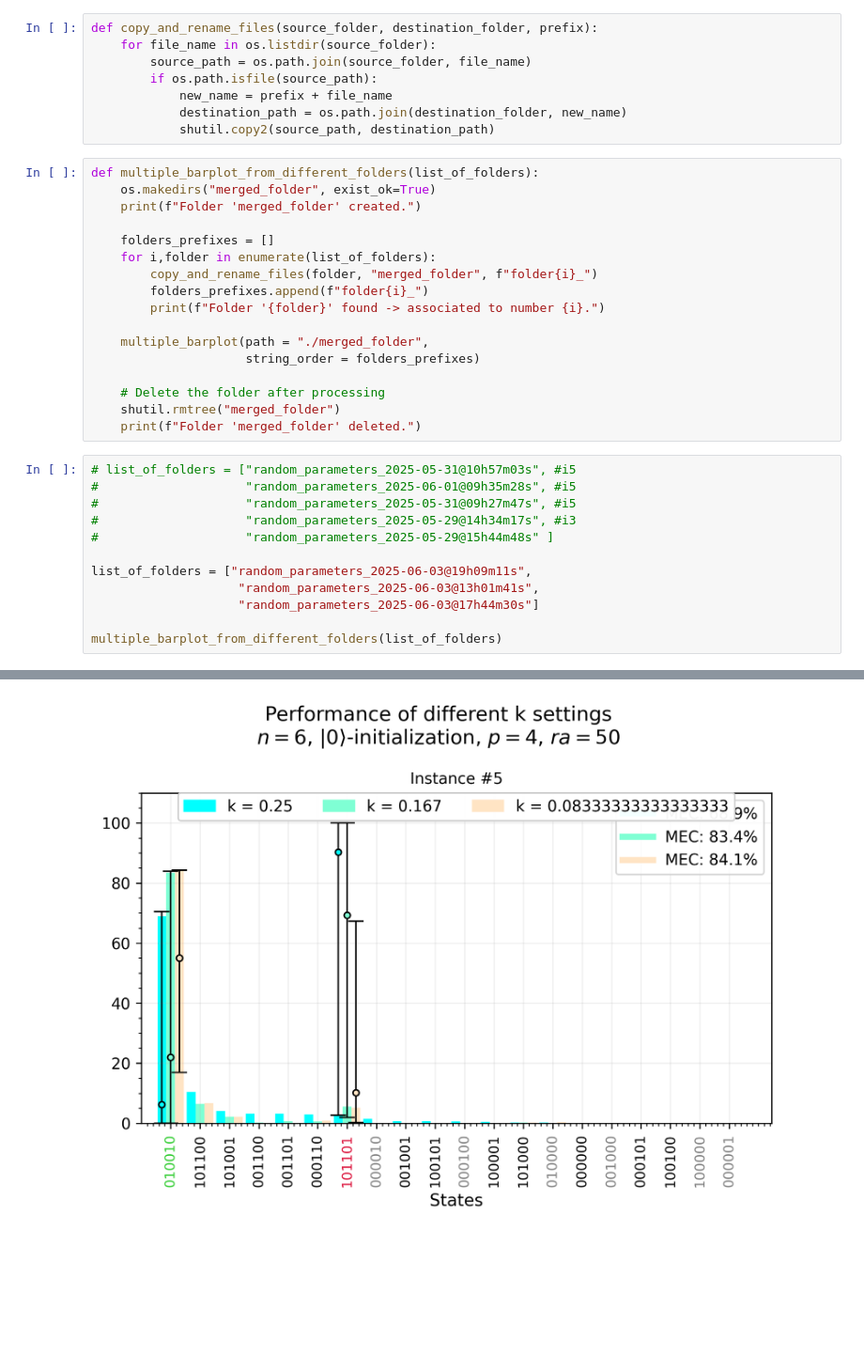
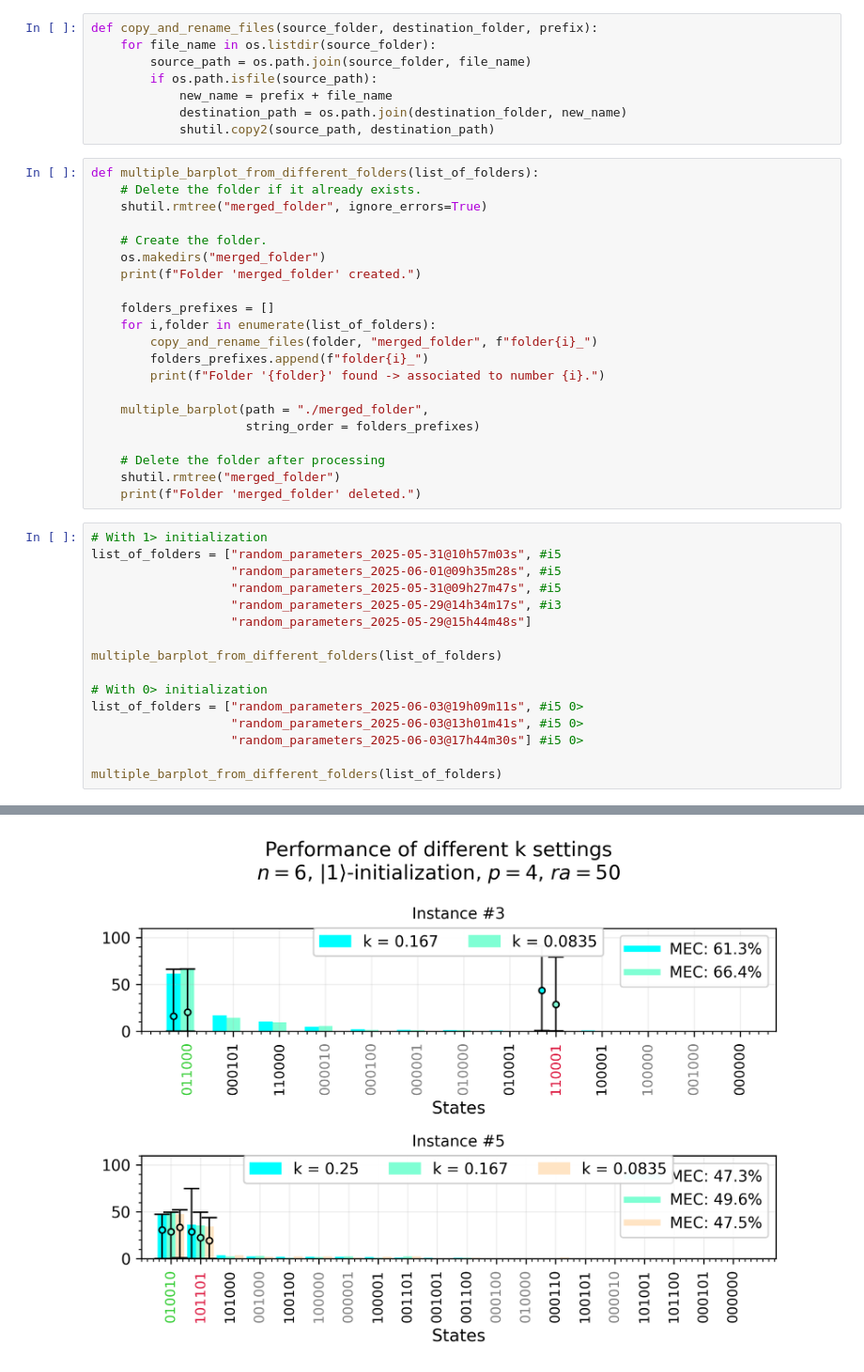
Before and after one commit to auroramugnai/Minimum-Exact-Cover-Problem, a Jupyter notebook: MECP_with-QAOA/QAOA_multiple_barplot.ipynb, the cells around one changed output, grey strips where cells are left out. Shown: that part at 94% size. Drawn from its saved outputs; the diff is of its cells as text; blank space fills up the shorter version.

```diff
--- a/MECP_with-QAOA/QAOA_multiple_barplot.ipynb
+++ b/MECP_with-QAOA/QAOA_multiple_barplot.ipynb
@@ -347,7 +347,11 @@ def copy_and_rename_files(source_folder, destination_folder, prefix):
             shutil.copy2(source_path, destination_path)
 # %%
 def multiple_barplot_from_different_folders(list_of_folders):
-    os.makedirs("merged_folder", exist_ok=True)
+    # Delete the folder if it already exists.
+    shutil.rmtree("merged_folder", ignore_errors=True)
+
+    # Create the folder.
+    os.makedirs("merged_folder")
     print(f"Folder 'merged_folder' created.")
 
     folders_prefixes = []
@@ -363,16 +367,20 @@ def multiple_barplot_from_different_folders(list_of_folders):
     shutil.rmtree("merged_folder")
     print(f"Folder 'merged_folder' deleted.")
 # %%
-# list_of_folders = ["random_parameters_2025-05-31@10h57m03s", #i5
-#                    "random_parameters_2025-06-01@09h35m28s", #i5
-#                    "random_parameters_2025-05-31@09h27m47s", #i5
-#                    "random_parameters_2025-05-29@14h34m17s", #i3
-#                    "random_parameters_2025-05-29@15h44m48s" ]
-
-list_of_folders = ["random_parameters_2025-06-03@19h09m11s",
-                    "random_parameters_2025-06-03@13h01m41s",
-                    "random_parameters_2025-06-03@17h44m30s"]
+# With 1> initialization
+list_of_folders = ["random_parameters_2025-05-31@10h57m03s", #i5
+                   "random_parameters_2025-06-01@09h35m28s", #i5
+                   "random_parameters_2025-05-31@09h27m47s", #i5
+                   "random_parameters_2025-05-29@14h34m17s", #i3
+                   "random_parameters_2025-05-29@15h44m48s"]
 
 multiple_barplot_from_different_folders(list_of_folders)
+
+# With 0> initialization
+list_of_folders = ["random_parameters_2025-06-03@19h09m11s", #i5 0>
+                   "random_parameters_2025-06-03@13h01m41s", #i5 0>
+                   "random_parameters_2025-06-03@17h44m30s"] #i5 0>
+
+multiple_barplot_from_different_folders(list_of_folders)
 # %% [output]
 Folder 'merged_folder' created.
@@ -382,6 +396,6 @@ Folder 'random_parameters_2025-06-03@17h44m30s' found -> associated to number 2.
 
 Loading instance 5...
 
   -> 3 csv files found
-[figure, old version]
+[figure, new version]
 Folder 'merged_folder' deleted.
```
Also changed, not shown: parts of 2 cells of this notebook, 1 other file.
